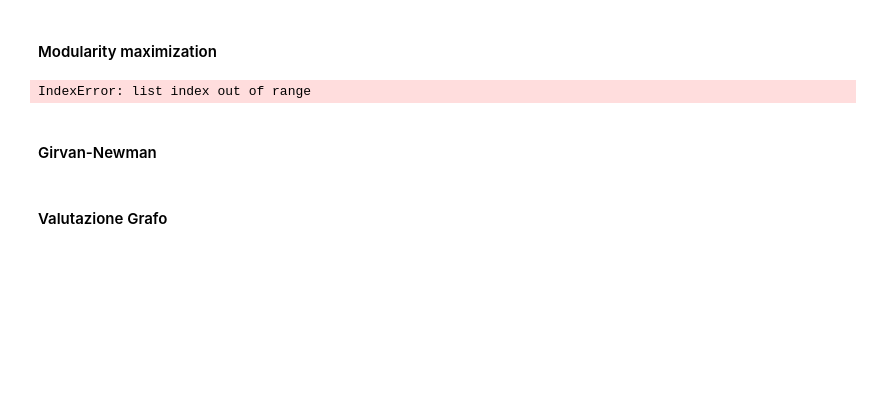
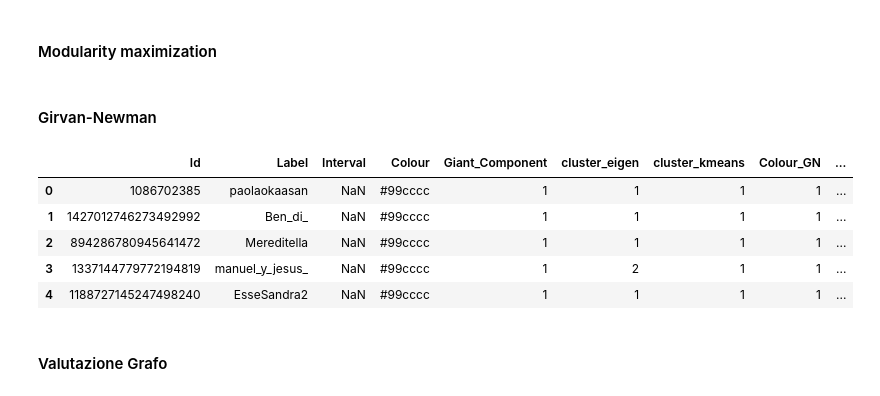
Before and after one commit to ES-git95/SMA-Project, a Jupyter notebook: graph.ipynb, the cells around one changed output. Drawn from its saved outputs; the diff is of its cells as text; code cells hidden in the pictures; blank space fills up the shorter version.

```diff
--- a/graph.ipynb
+++ b/graph.ipynb
@@ -152,7 +152,7 @@ c = list(modularity_max.greedy_modularity_communities(new_G))
 # %%
 nodes['Cluster_mod']='#aaaacc'
 
-colours_list=list(range(0,24))
+colours_list=list(range(0,30))
 i=0
 for community in c:
     colour=[]
@@ -164,8 +164,6 @@ for community in c:
         else:
             continue
     i+=1
-# %% [output]
-IndexError: list index out of range
 # %% [markdown]
 #### Girvan-Newman
 # %%
@@ -220,3 +220,12 @@ for group in range(0,len(node_groups)):
+# %%
+nodes.head()
+# %% [output]
+|  | Id | Label | Interval | Colour | Giant_Component | cluster_eigen | cluster_kmeans | Colour_GN | ... |
+| 0 | 1086702385 | paolaokaasan | NaN | #99cccc | 1 | 1 | 1 | 1 | ... |
+| 1 | 1427012746273492992 | Ben_di_ | NaN | #99cccc | 1 | 1 | 1 | 1 | ... |
+| 2 | 894286780945641472 | Mereditella | NaN | #99cccc | 1 | 1 | 1 | 1 | ... |
+| 3 | 1337144779772194819 | manuel_y_jesus_ | NaN | #99cccc | 1 | 2 | 1 | 1 | ... |
+| 4 | 1188727145247498240 | EsseSandra2 | NaN | #99cccc | 1 | 1 | 1 | 1 | ... |
 # %% [markdown]
 #### Valutazione Grafo
 # %%
```
Also changed, not shown: parts of 1 cell of this notebook.
